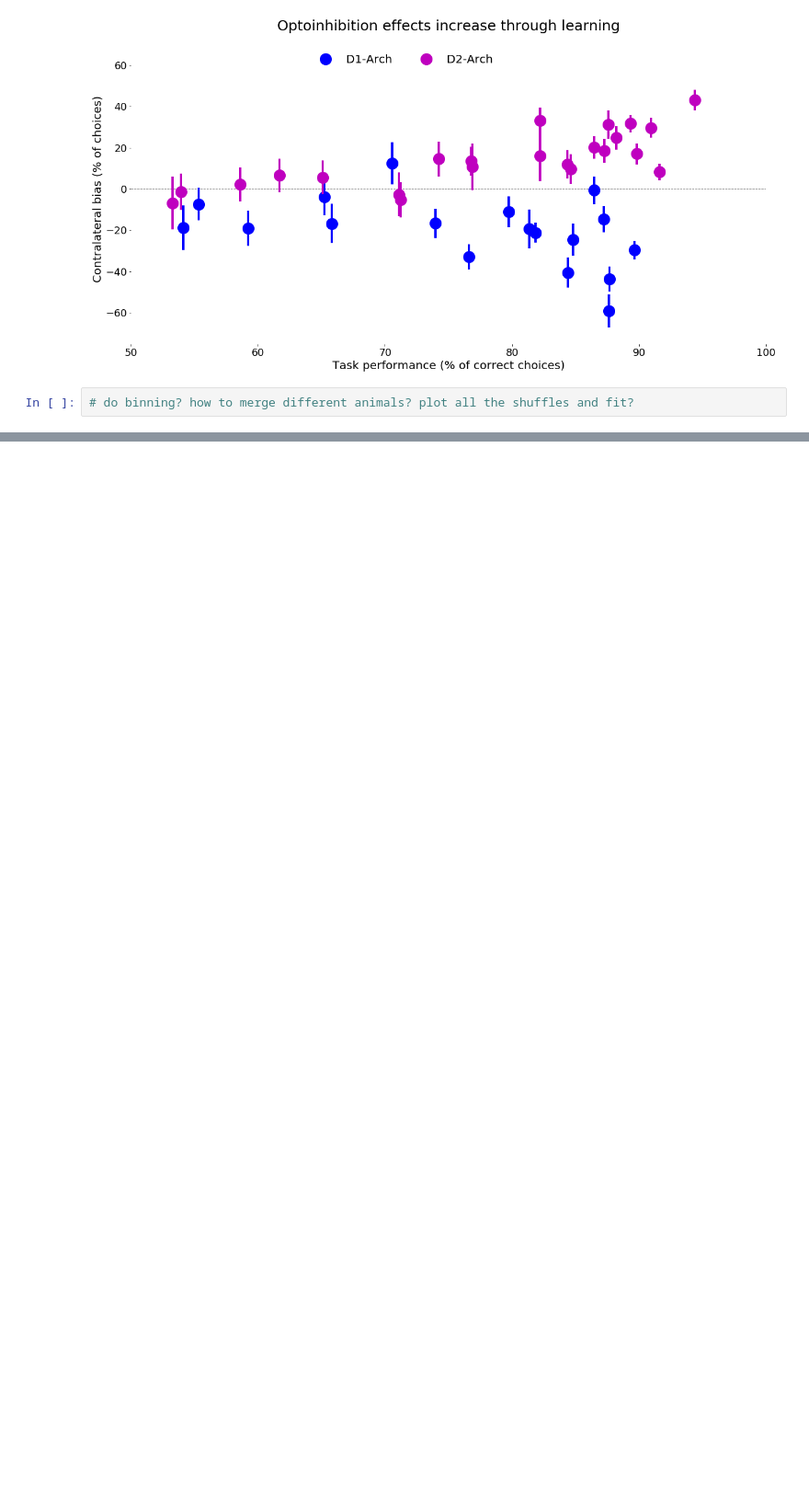
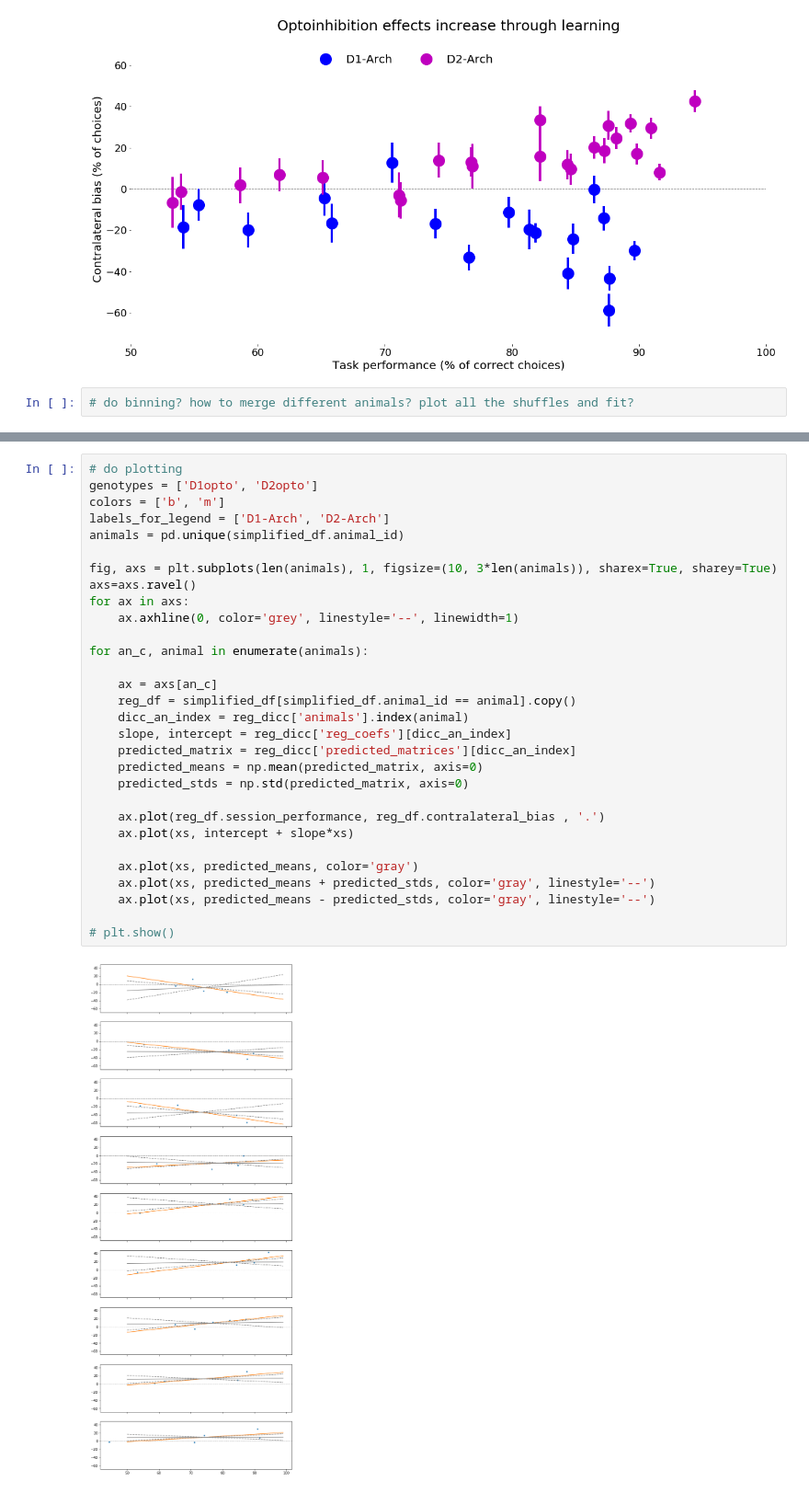
Before and after one commit to HernandoMV/BehaviouralAnalysis, a Jupyter notebook: Optoinhibition_through_learning.ipynb, the cells around one changed output, grey strips where cells are left out. Shown at 92% size. Drawn from its saved outputs; the diff is of its cells as text; blank space fills up the shorter version.

```diff
--- a/Optoinhibition_through_learning.ipynb
+++ b/Optoinhibition_through_learning.ipynb
@@ -565,0 +640,32 @@ random_opto_df
+# %%
+# do plotting
+genotypes = ['D1opto', 'D2opto']
+colors = ['b', 'm']
+labels_for_legend = ['D1-Arch', 'D2-Arch']
+animals = pd.unique(simplified_df.animal_id)
+
+fig, axs = plt.subplots(len(animals), 1, figsize=(10, 3*len(animals)), sharex=True, sharey=True)
+axs=axs.ravel()
+for ax in axs:
+    ax.axhline(0, color='grey', linestyle='--', linewidth=1)
+
+for an_c, animal in enumerate(animals):
+
+    ax = axs[an_c]
+    reg_df = simplified_df[simplified_df.animal_id == animal].copy()
+    dicc_an_index = reg_dicc['animals'].index(animal)
+    slope, intercept = reg_dicc['reg_coefs'][dicc_an_index]
+    predicted_matrix = reg_dicc['predicted_matrices'][dicc_an_index]
+    predicted_means = np.mean(predicted_matrix, axis=0)
+    predicted_stds = np.std(predicted_matrix, axis=0)
+
+    ax.plot(reg_df.session_performance, reg_df.contralateral_bias , '.')
+    ax.plot(xs, intercept + slope*xs)
+
+    ax.plot(xs, predicted_means, color='gray')
+    ax.plot(xs, predicted_means + predicted_stds, color='gray', linestyle='--')
+    ax.plot(xs, predicted_means - predicted_stds, color='gray', linestyle='--')
+
+# plt.show()
+# %% [output]
+[figure, added]
```
Also changed, not shown: parts of 14 cells of this notebook.
